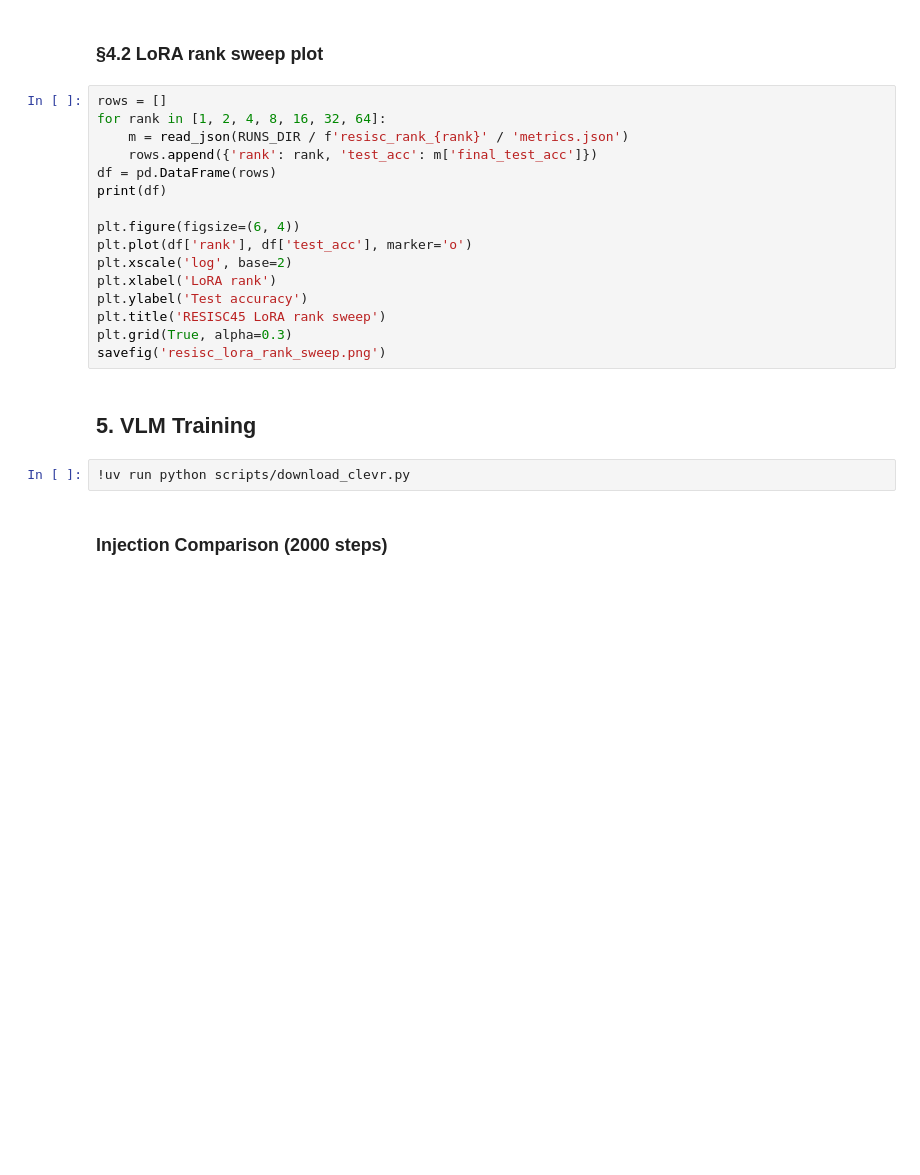
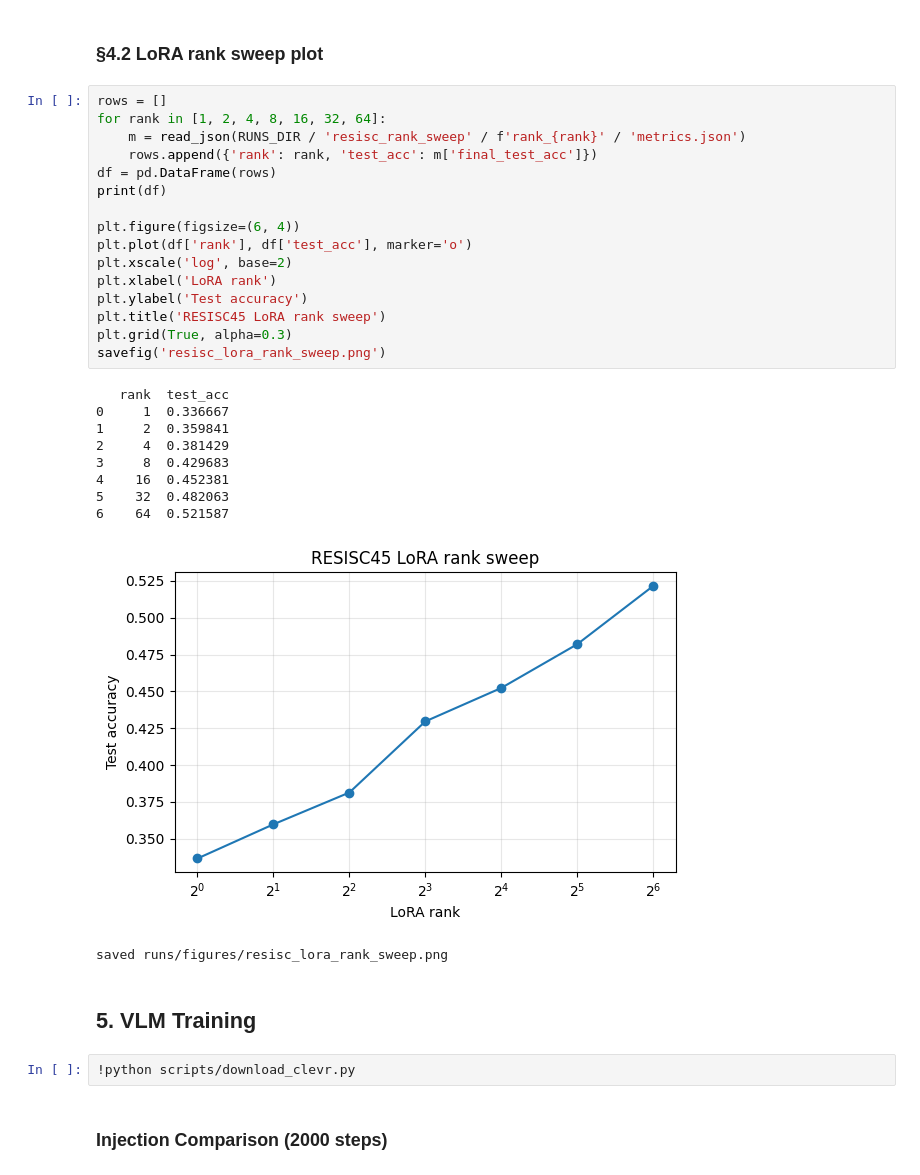
Before and after one commit to mcrco/cs148-hw3, a Jupyter notebook: colab_setup.ipynb, the cells around one changed output. Cells and saved outputs as stored; diff of their text form; blank space fills up the shorter version.

Commit message:
visualizations in colab notebook from local

```diff
--- a/colab_setup.ipynb
+++ b/colab_setup.ipynb
@@ -380,23 +452,34 @@ savefig('resisc_method_compare.png')
 # %%
 rows = []
 for rank in [1, 2, 4, 8, 16, 32, 64]:
-    m = read_json(RUNS_DIR / f'resisc_rank_{rank}' / 'metrics.json')
+    m = read_json(RUNS_DIR / 'resisc_rank_sweep' / f'rank_{rank}' / 'metrics.json')
     rows.append({'rank': rank, 'test_acc': m['final_test_acc']})
 df = pd.DataFrame(rows)
 print(df)
 
 plt.figure(figsize=(6, 4))
 plt.plot(df['rank'], df['test_acc'], marker='o')
 plt.xscale('log', base=2)
 plt.xlabel('LoRA rank')
 plt.ylabel('Test accuracy')
 plt.title('RESISC45 LoRA rank sweep')
 plt.grid(True, alpha=0.3)
 savefig('resisc_lora_rank_sweep.png')
+# %% [output]
+   rank  test_acc
+0     1  0.336667
+1     2  0.359841
+2     4  0.381429
+3     8  0.429683
+4    16  0.452381
+5    32  0.482063
+6    64  0.521587
+[figure, added]
+saved runs/figures/resisc_lora_rank_sweep.png
 # %% [markdown]
 ## 5. VLM Training
 # %%
-!uv run python scripts/download_clevr.py
+!python scripts/download_clevr.py
 # %% [markdown]
 ### Injection Comparison (2000 steps)
 # %%
```
Also changed, not shown: parts of 20 cells of this notebook.
